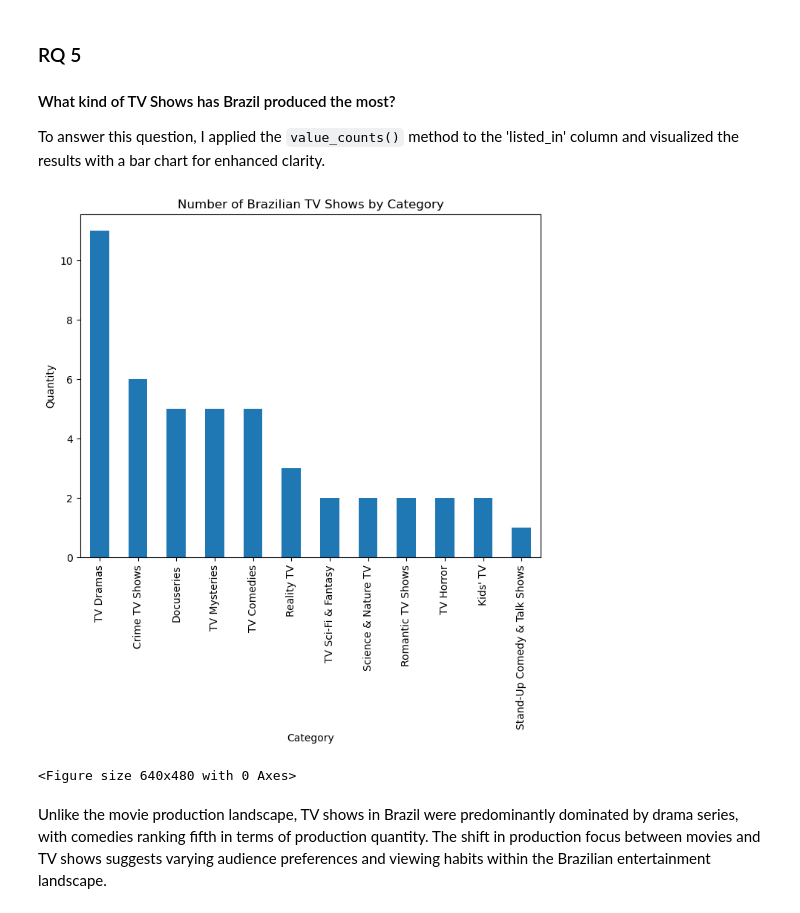
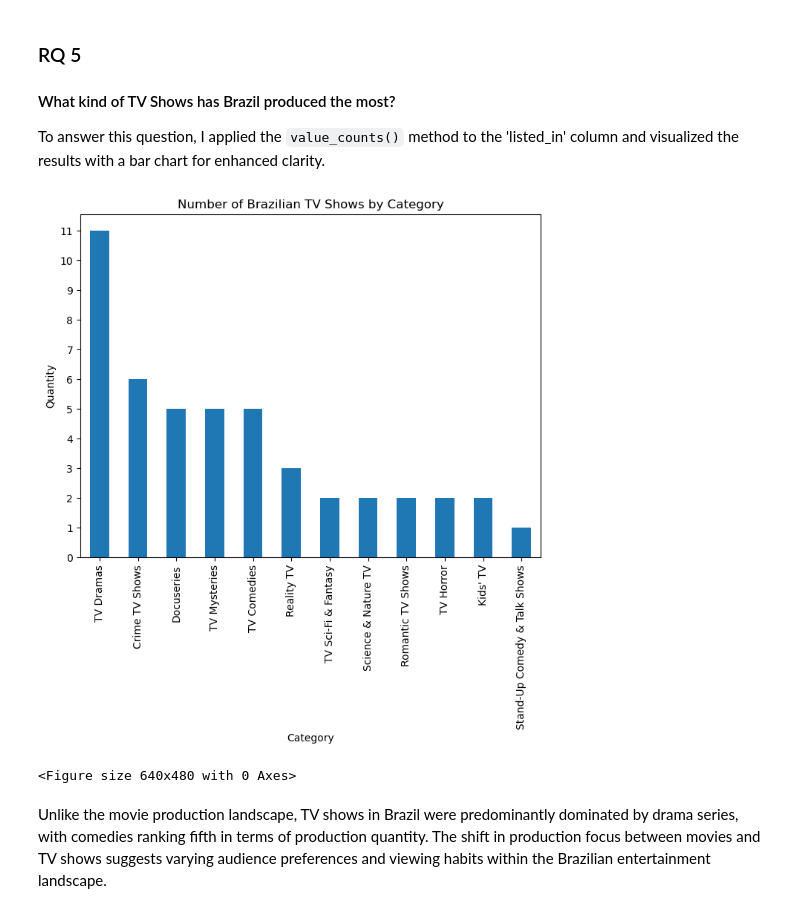
Before and after one commit to fernandococco/brazil_netflix, a Jupyter notebook: brazil_content.ipynb, the cells around one changed output. Drawn from its saved outputs; the diff is of its cells as text; code cells hidden in the pictures.

```diff
--- a/brazil_content.ipynb
+++ b/brazil_content.ipynb
@@ -325,16 +325,17 @@ To answer this question, I applied the `value_counts()` method to the 'listed_in
 # %%
 shows_count = brazil_tv_shows['listed_in'].value_counts()
 
 plt.figure(figsize=(8, 6))
 shows_count.plot(kind='bar')
 plt.title('Number of Brazilian TV Shows by Category')
 plt.xlabel('Category')
 plt.ylabel('Quantity')
+plt.yticks(range(0,12))
 
 plt.show()
 plt.clf()
 # %% [output]
-[figure, old version]
+[figure, new version]
 <Figure size 640x480 with 0 Axes>
 # %% [markdown]
 Unlike the movie production landscape, TV shows in Brazil were predominantly dominated by drama series, with comedies ranking fifth in terms of production quantity. The shift in production focus between movies and TV shows suggests varying audience preferences and viewing habits within the Brazilian entertainment landscape.
```
Also changed, not shown: parts of 1 cell of this notebook.
